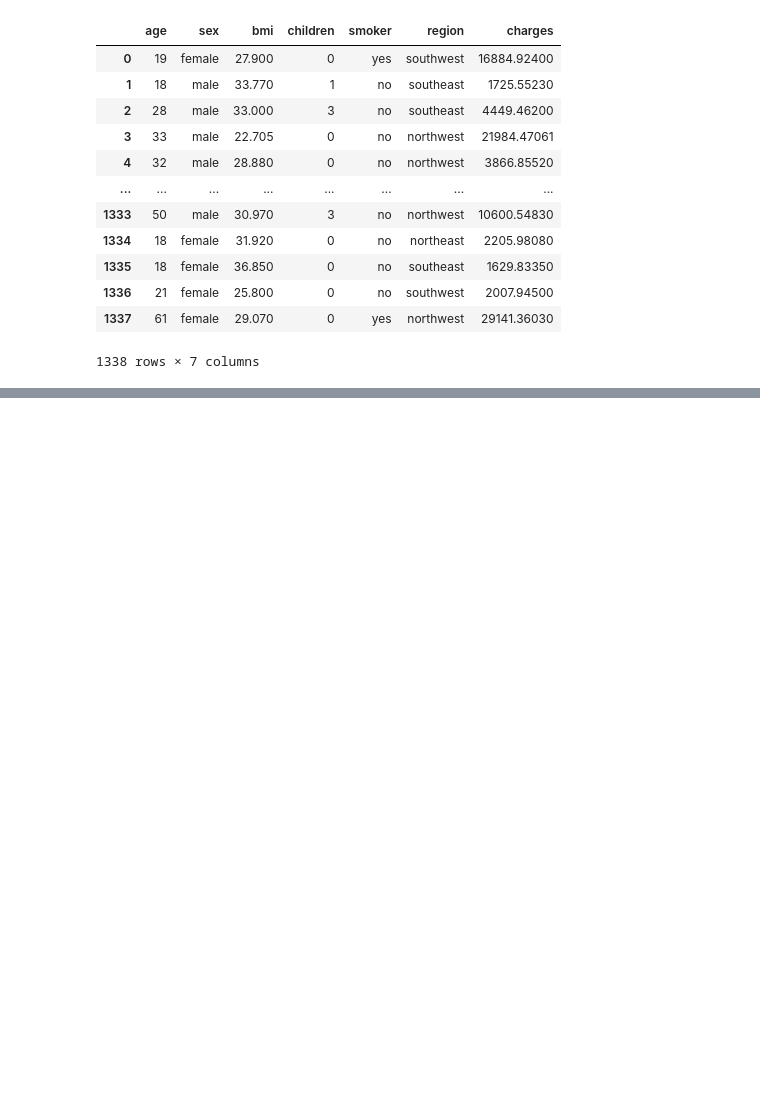
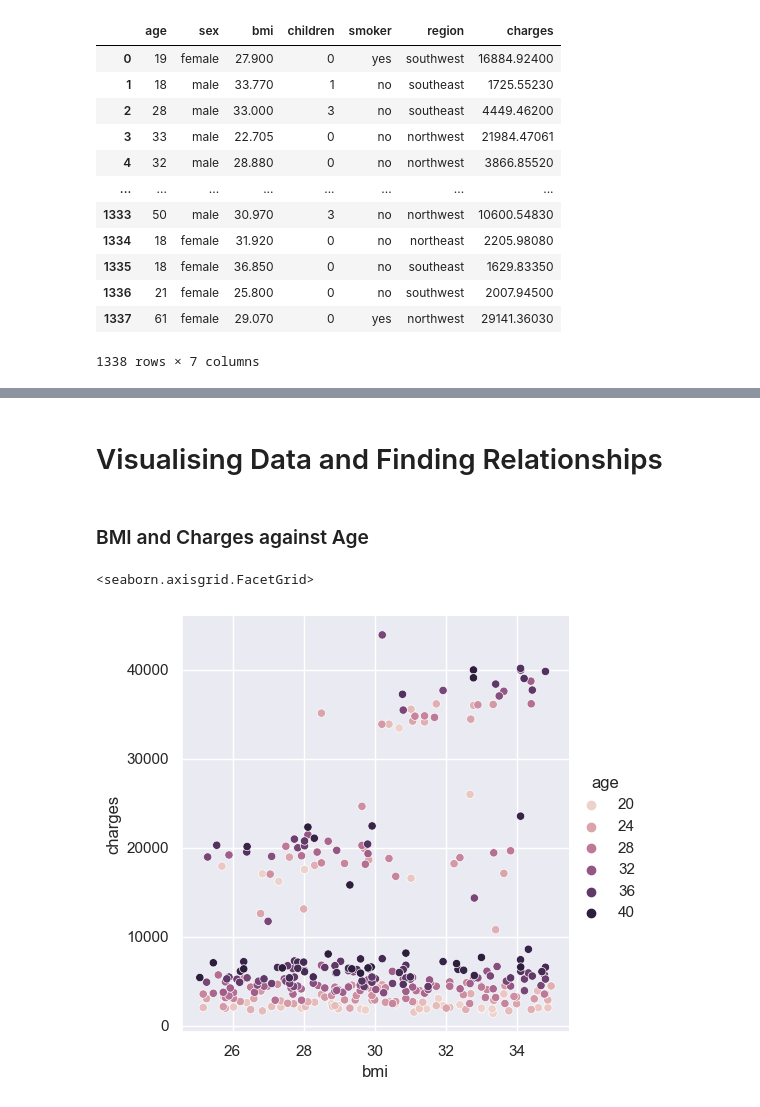
Before and after one commit to ubco-W2022T1-cosc301/project-group21, a Jupyter notebook: notebooks/analysis2a.ipynb, the cells around one changed output, grey strips where cells are left out. Drawn from its saved outputs; the diff is of its cells as text; code cells hidden in the pictures; blank space fills up the shorter version.

```diff
--- a/notebooks/analysis2a.ipynb
+++ b/notebooks/analysis2a.ipynb
@@ -1,7 +10,6 @@
 # %%
-import pandas as pd
-df1 = pd.read_csv("../data/raw/raw_MC.csv")
-display(df1)
+df = pd.read_csv("../data/raw/raw_MC.csv")
+df
 # %% [output]
 |  | age | sex | bmi | children | smoker | region | charges |
 | 0 | 19 | female | 27.900 | 0 | yes | southwest | 16884.92400 |
@@ -20,0 +64,3 @@ display(df1)
+# %%
+df_cleaned = df.copy().drop(['sex','children','smoker','region'],axis=1)
+df_cleaned
@@ -20,0 +85,4 @@ display(df1)
+# %%
+df_cleaned = df_cleaned[df_cleaned['age'].between(20,40)]
+df_cleaned = df_cleaned.sort_values(by='age')
+df_cleaned
@@ -20,0 +117,9 @@ display(df1)
+# %% [markdown]
+# Visualising Data and Finding Relationships
+# %% [markdown]
+### BMI and Charges against Age
+# %%
+sns.relplot(data=df_cleaned,x='bmi',y='charges',hue='age')
+# %% [output]
+<seaborn.axisgrid.FacetGrid>
+[figure, added]
```
Also changed, not shown: parts of 22 cells of this notebook, 2 other files.
